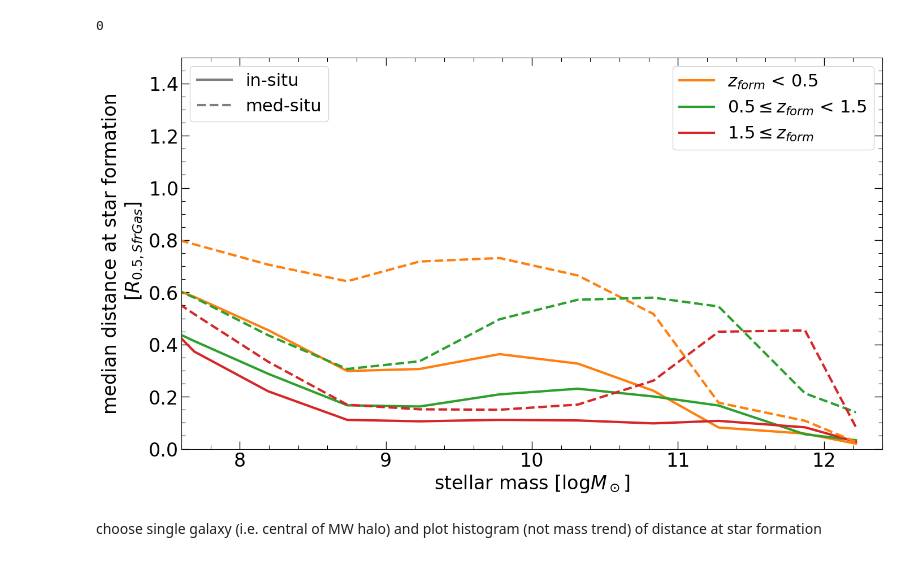
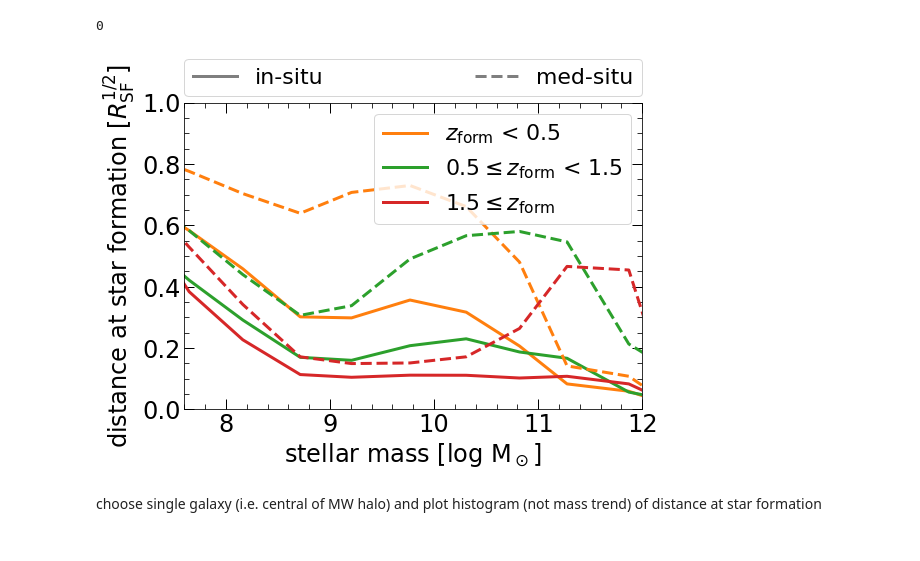
Before and after one commit to nelson-group/Ole_insitu_stars, a Jupyter notebook: specific_times_analysis.ipynb, the cells around one changed output. Cells and saved outputs as stored; diff of their text form; code cells hidden in the pictures.

```diff
--- a/specific_times_analysis.ipynb
+++ b/specific_times_analysis.ipynb
@@ -607,38 +613,41 @@ _, bins_old_med, _, _ = funcs.binData_med(stellar_masses, sub_star_form_dist_med
 # %%
 # plot_dist = np.nanmedian(mean_sub_star_form_dist,axis = 1)
 # mask = np.asarray(plot_dist < 1)
 # res = np.zeros(plot_dist.shape[0]) + 1
 # res[mask] = plot_dist[mask]
 # plt.hist2d(stellar_masses, res, cmap = 'Blues', norm = mpl.colors.LogNorm(), bins = (128,64),)
 # plt.colorbar()
 
-l1 = plt.plot(mass_bins, bins_young, color = 'tab:orange', label = '$z_{form}$ < 0.5')
-l2 = plt.plot(mass_bins, bins_middle, color = 'tab:green', label = '$0.5 \leq z_{form}$ < 1.5')
-l3 = plt.plot(mass_bins, bins_old, color = 'tab:red', label = '$1.5 \leq z_{form}$')
+fig, ax = plt.subplots(figsize = (8,6))
+
+l1 = plt.plot(mass_bins, bins_young, color = 'tab:orange', label = r'$z_{\rm form}$ < 0.5')
+l2 = plt.plot(mass_bins, bins_middle, color = 'tab:green', label = r'$0.5 \leq z_{\rm form}$ < 1.5')
+l3 = plt.plot(mass_bins, bins_old, color = 'tab:red', label = r'$1.5 \leq z_{\rm form}$')
 
 l4 = plt.plot(mass_bins, bins_young_med, color = 'tab:orange', linestyle = 'dashed')
 l5 = plt.plot(mass_bins, bins_middle_med, color = 'tab:green', linestyle = 'dashed')
 l6 = plt.plot(mass_bins, bins_old_med, color = 'tab:red', linestyle = 'dashed')
 
-plt.xlabel(r'stellar mass [$\log{M_\odot}$]')
-plt.ylabel('median distance at star formation\n'+r' [$R_{0.5,SfrGas}$]')
+plt.xlabel(r'stellar mass [$\log\,\rm M_\odot$]')
+plt.ylabel('distance at star formation'+r' [$R_{\rm SF}^{1/2}$]')
 
 legend1 = plt.legend()
 
 form_in = mlines.Line2D([], [], color='tab:gray', linestyle = 'solid', label='in-situ')
 form_out = mlines.Line2D([], [], color='tab:gray', linestyle = 'dashed', label='med-situ')
 
-legend2 = plt.legend(handles = [form_in, form_out], loc = 'upper left')
+legend2 = plt.legend(handles = [form_in, form_out], bbox_to_anchor=(0, 1.02, 1, 0.2), loc="lower left",
+                mode="expand", borderaxespad=0, ncol = 2)
 plt.gca().add_artist(legend1)
 
-plt.ylim(0,1.5)
-plt.xlim(7.6,12.4)
+plt.ylim(0,1)
+plt.xlim(7.6,12.0)
 # plt.yscale('log')
 
-
-plt.savefig(f'pics/med-situ/dist_at_star_formation_50-{run}.pdf', format = 'pdf')
+plt.tight_layout()
+plt.savefig(f'pics/med-situ/dist_at_star_formation_50-{run}_small.pdf', format = 'pdf')
 # %% [output]
-[figure, old version]
+[figure, new version]
 # %% [markdown]
 choose single galaxy (i.e. central of MW halo) and plot histogram (not mass trend) of distance at star formation
 # %%
```
Also changed, not shown: parts of 9 cells of this notebook.
